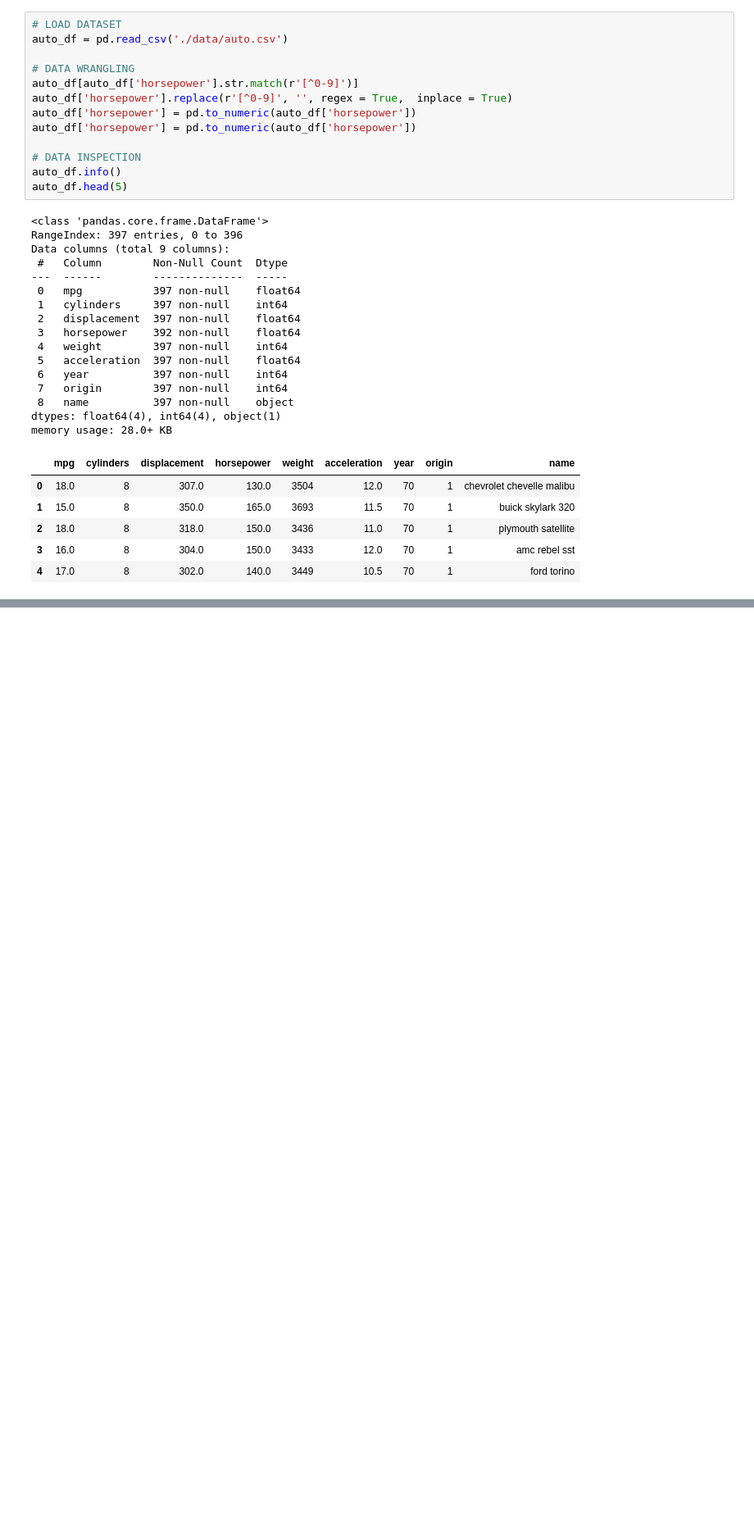
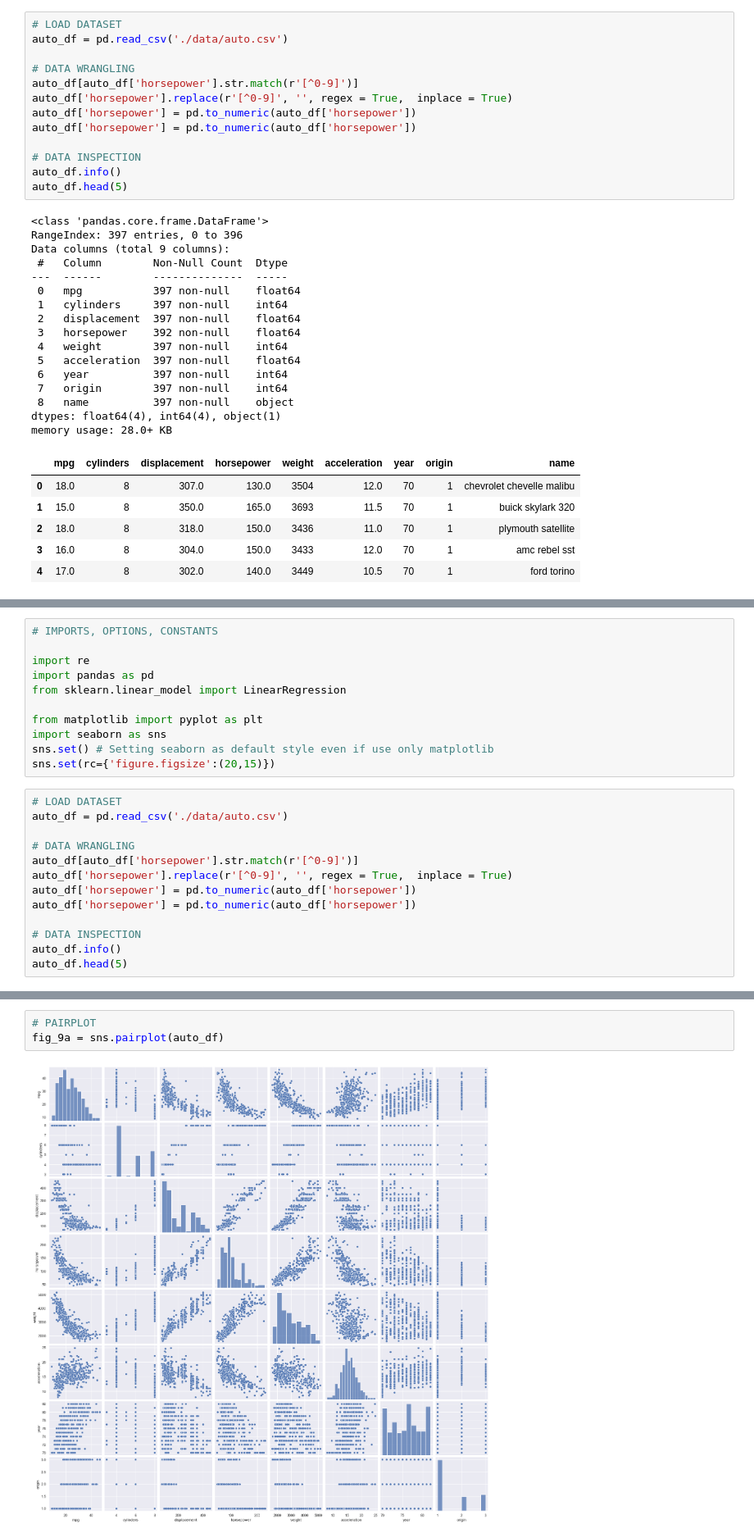
Before and after one commit to jmaestrerodriguez/ISL, a Jupyter notebook: exercises.ipynb, the cells around one changed output, grey strips where cells are left out. Shown: that part at 82% size. Cells and saved outputs as stored; diff of their text form; blank space fills up the shorter version.

```diff
--- a/exercises.ipynb
+++ b/exercises.ipynb
@@ -100,0 +109,24 @@ R^2 = 0.61
+# %%
+# IMPORTS, OPTIONS, CONSTANTS
+
+import re
+import pandas as pd
+from sklearn.linear_model import LinearRegression
+
+from matplotlib import pyplot as plt
+import seaborn as sns
+sns.set() # Setting seaborn as default style even if use only matplotlib
+sns.set(rc={'figure.figsize':(20,15)})
+# %%
+# LOAD DATASET
+auto_df = pd.read_csv('./data/auto.csv')
+
+# DATA WRANGLING
+auto_df[auto_df['horsepower'].str.match(r'[^0-9]')]
+auto_df['horsepower'].replace(r'[^0-9]', '', regex = True,  inplace = True)
+auto_df['horsepower'] = pd.to_numeric(auto_df['horsepower'])
+auto_df['horsepower'] = pd.to_numeric(auto_df['horsepower'])
+
+# DATA INSPECTION
+auto_df.info()
+auto_df.head(5)
@@ -100,0 +156,5 @@ R^2 = 0.61
+# %%
+# PAIRPLOT
+fig_9a = sns.pairplot(auto_df)
+# %% [output]
+[figure, added]
```
Also changed, not shown: parts of 14 cells of this notebook.
